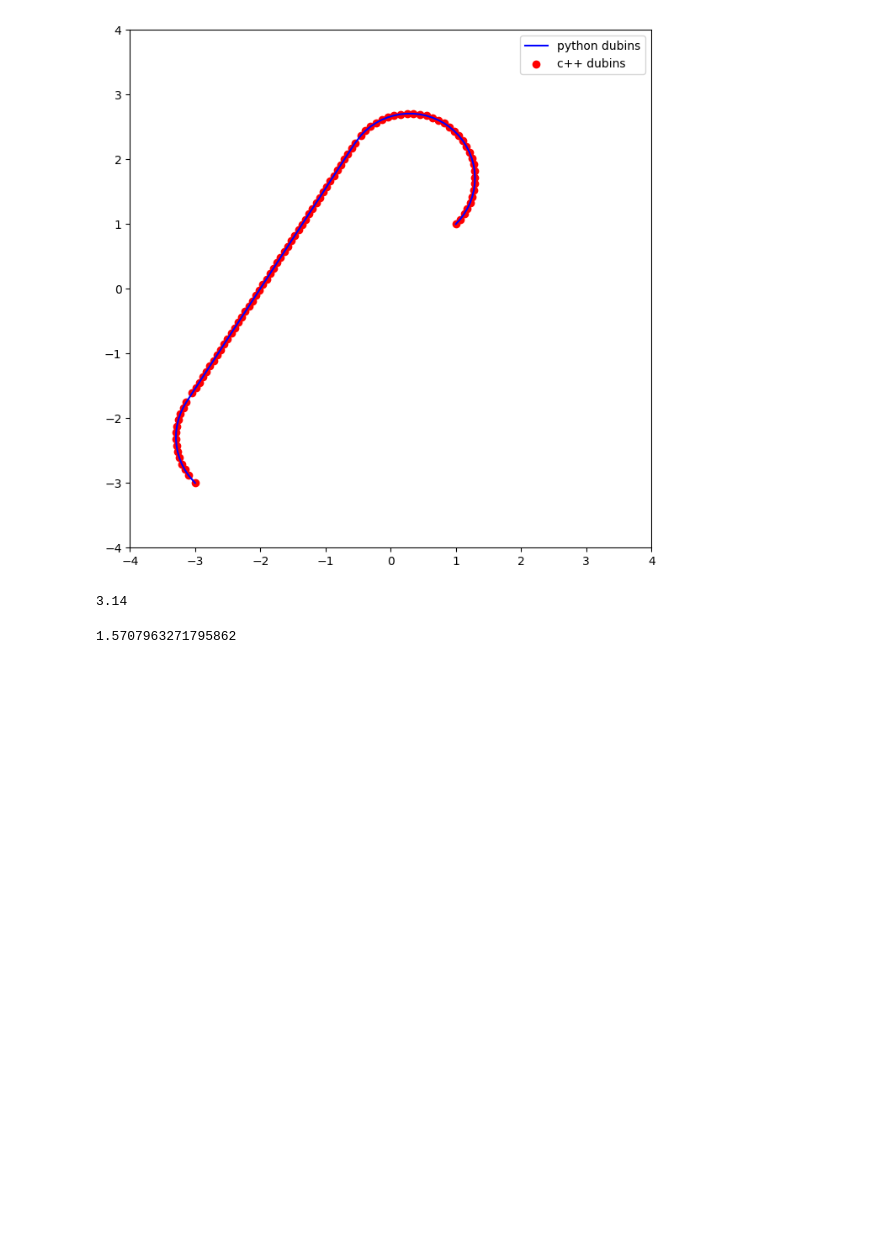
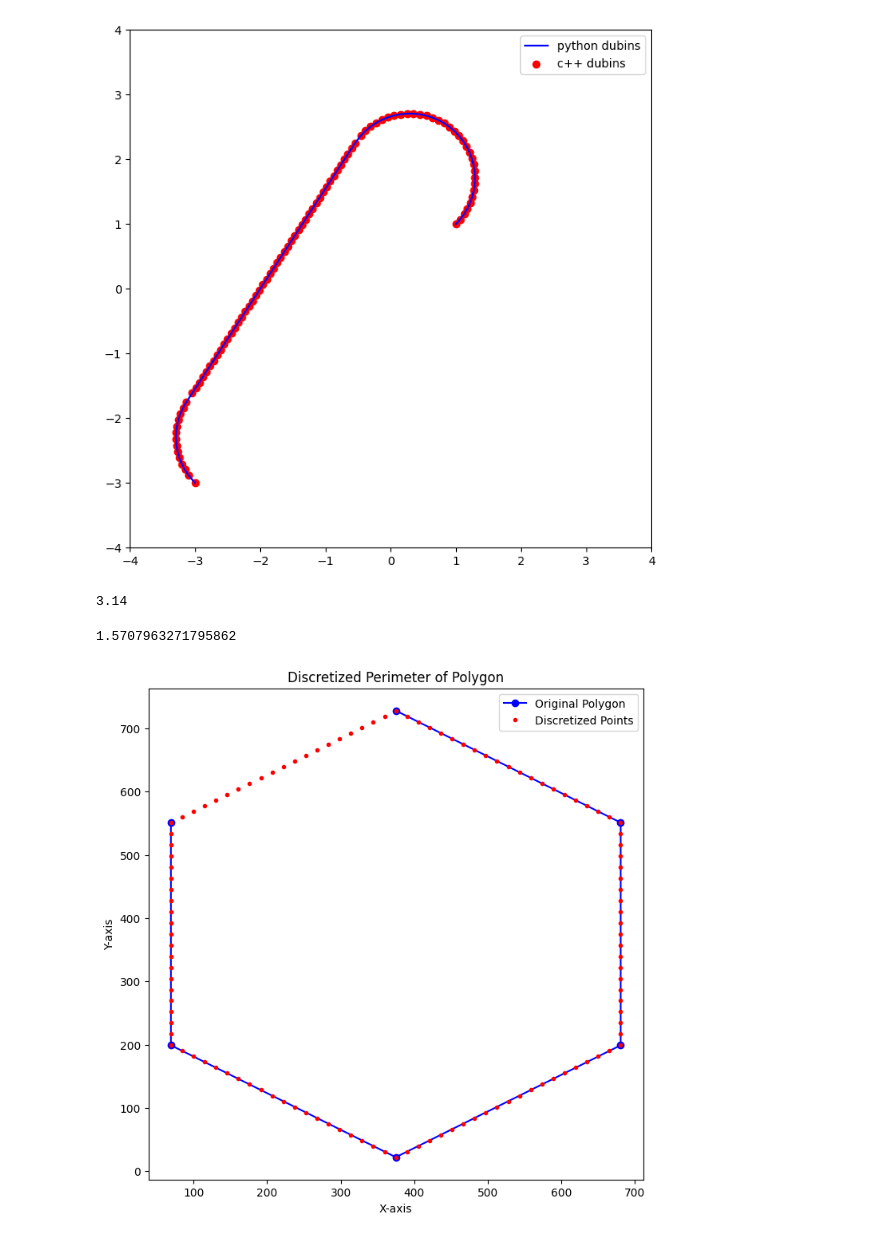
Before and after one commit to nicolazilio0/MAPF, a Jupyter notebook: path_planning/src/rtt_start_python/rrt_start_simplify.ipynb, the cells around one changed output. Cells and saved outputs as stored; diff of their text form; code cells hidden in the pictures; blank space fills up the shorter version.

```diff
--- a/path_planning/src/rtt_start_python/rrt_start_simplify.ipynb
+++ b/path_planning/src/rtt_start_python/rrt_start_simplify.ipynb
@@ -490,3 +492,48 @@ angle_mod(3.14, True, False)
 angle_mod(-4.71238898, True, False)
 # %% [output]
 1.5707963271795862
+# %%
+import numpy as np
+import matplotlib.pyplot as plt
+
+
+def discretize_polygon(polygon_vertices, num_points_per_edge):
+    points = []
+
+    for i in range(len(polygon_vertices)):
+        start_point = polygon_vertices[i]
+        # Wrap around for the last edge
+        end_point = polygon_vertices[(i + 1) % len(polygon_vertices)]
+
+        x_vals = np.linspace(
+            start_point[0], end_point[0], num_points_per_edge, endpoint=False)
+        y_vals = np.linspace(
+            start_point[1], end_point[1], num_points_per_edge, endpoint=False)
+
+        edge_points = np.column_stack((x_vals, y_vals))
+        points.extend(edge_points)
+
+    return np.array(points)
+
+
+# Example polygon vertices
+polygon_vertices = np.array([[69, 551], [69, 199], [375, 22], [
+                            681, 199], [681, 551], [375, 728]])
+
+# Discretize the perimeter with 100 points per edge
+discretized_points = discretize_polygon(
+    polygon_vertices, num_points_per_edge=20)
+
+# Plot the original polygon and the discretized points
+plt.figure(figsize=(8, 8))
+plt.plot(polygon_vertices[:, 0], polygon_vertices[:,
+         1], 'bo-', label='Original Polygon')
+plt.plot(discretized_points[:, 0], discretized_points[:,
+         1], 'r.', label='Discretized Points')
+plt.xlabel('X-axis')
+plt.ylabel('Y-axis')
+plt.title('Discretized Perimeter of Polygon')
+plt.legend()
+plt.show()
+# %% [output]
+[figure, added]
```
Also changed, not shown: parts of 6 cells of this notebook, 4 other files.
